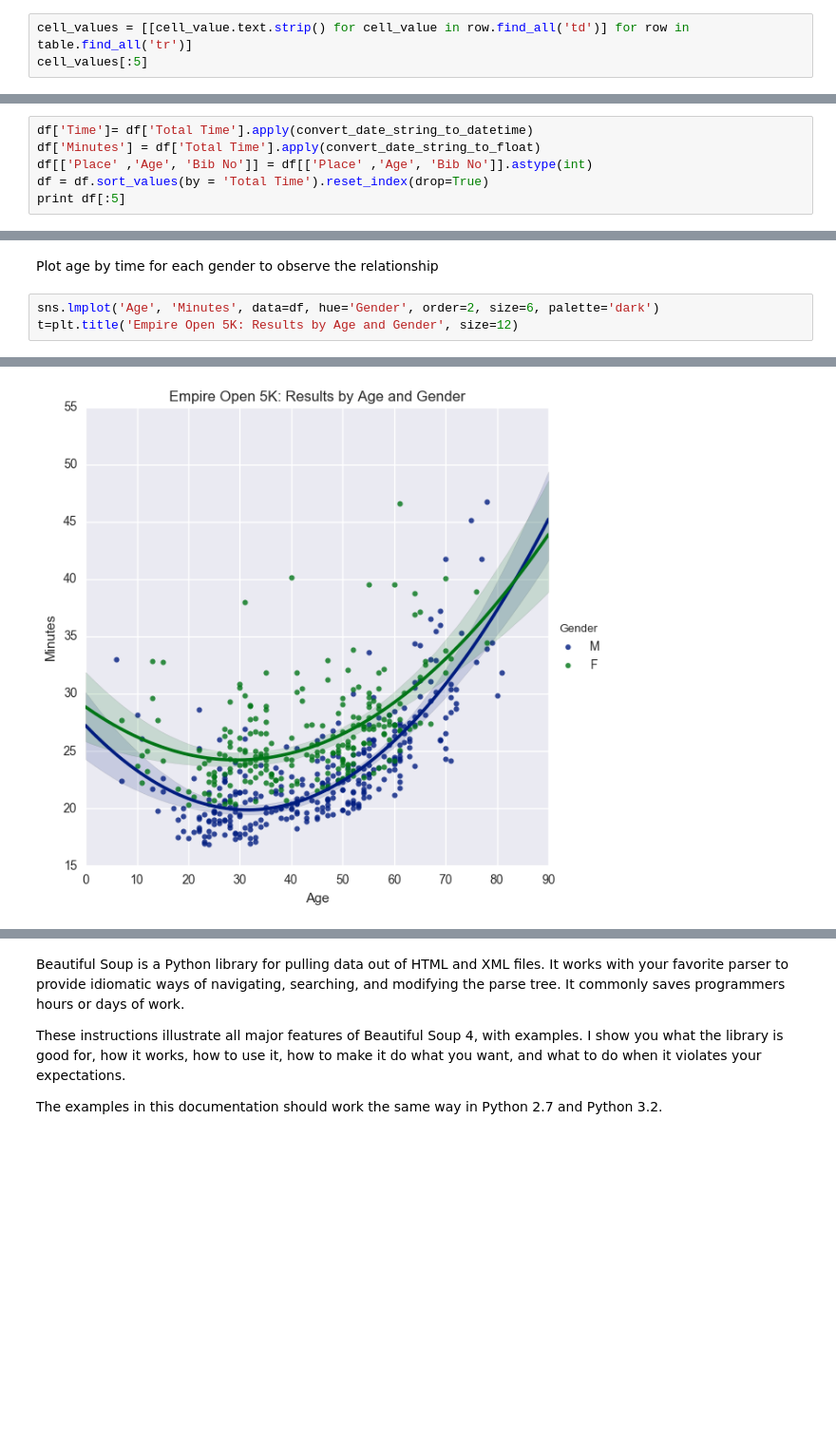
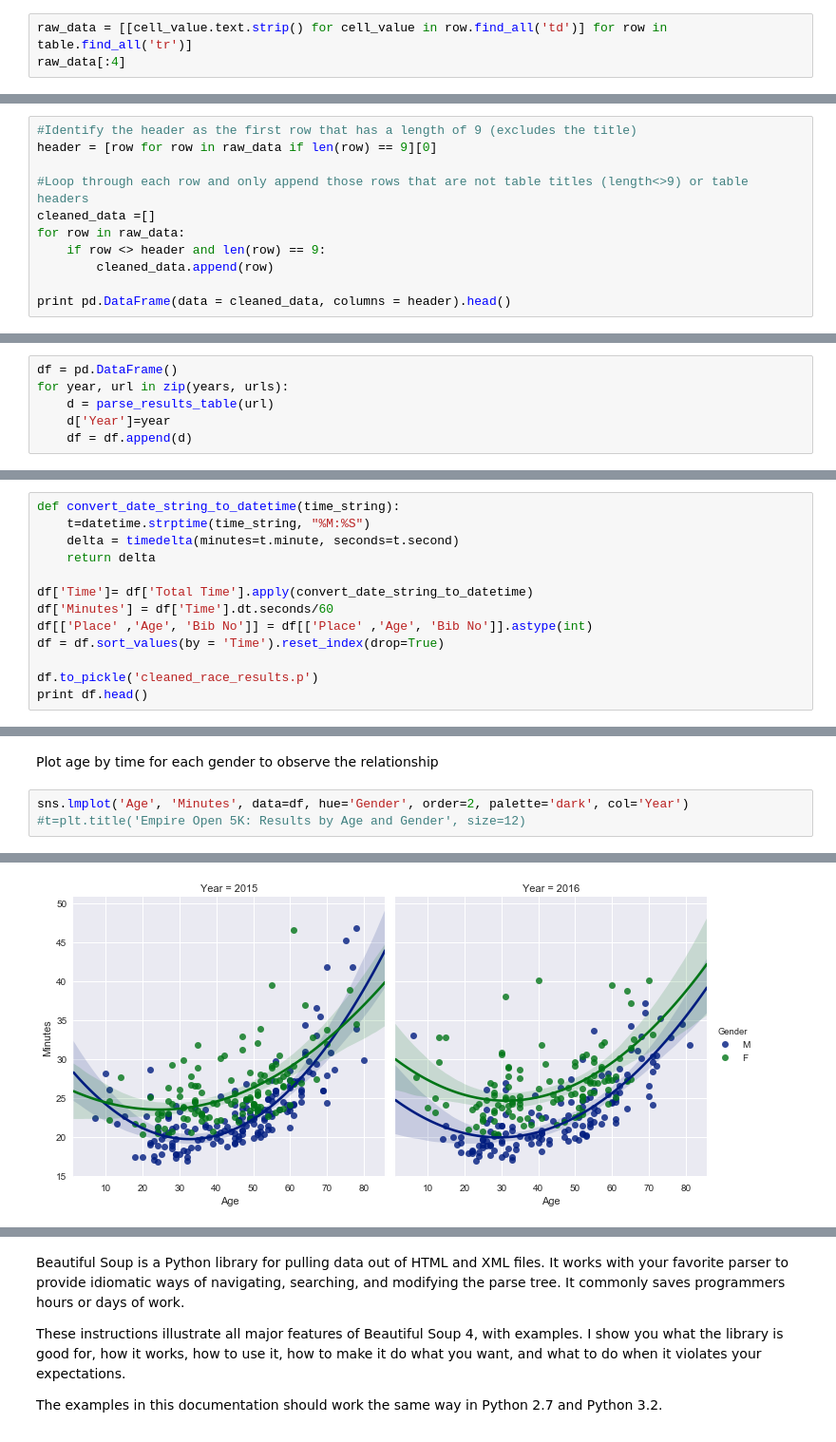
Before and after one commit to agaidus/web_scraping_race_results, a Jupyter notebook: Extract and Visualize Race Results.ipynb, the cells around one changed output, grey strips where cells are left out. Shown: that part at 95% size. Saved outputs shown, nothing was run; the diff lists cells and outputs as text; blank space fills up the shorter version.

```diff
--- a/Extract and Visualize Race Results.ipynb
+++ b/Extract and Visualize Race Results.ipynb
@@ -61,6 +89,6 @@ Using a nested list comprehension along with the BeautifulSoup search tags, I ca
 # %%
-cell_values = [[cell_value.text.strip() for cell_value in row.find_all('td')] for row in table.find_all('tr')]
-cell_values[:5]
+raw_data = [[cell_value.text.strip() for cell_value in row.find_all('td')] for row in table.find_all('tr')]
+raw_data[:4]
 # %% [output]
 [[u"Women's Race"],
  [u'Place',
@@ -83,0 +112,11 @@ cell_values[:5]
+# %%
+#Identify the header as the first row that has a length of 9 (excludes the title)
+header = [row for row in raw_data if len(row) == 9][0]
+
+#Loop through each row and only append those rows that are not table titles (length<>9) or table headers
+cleaned_data =[]
+for row in raw_data:
+    if row <> header and len(row) == 9:
+        cleaned_data.append(row)
+
+print pd.DataFrame(data = cleaned_data, columns = header).head()
@@ -113,0 +154,6 @@ def convert_date_string_to_float(time_string):
+# %%
+df = pd.DataFrame()
+for year, url in zip(years, urls):
+    d = parse_results_table(url)
+    d['Year']=year
+    df = df.append(d)
@@ -114,9 +162,16 @@ def convert_date_string_to_float(time_string):
 # %%
+def convert_date_string_to_datetime(time_string):
+    t=datetime.strptime(time_string, "%M:%S")
+    delta = timedelta(minutes=t.minute, seconds=t.second)
+    return delta
+
 df['Time']= df['Total Time'].apply(convert_date_string_to_datetime)
-df['Minutes'] = df['Total Time'].apply(convert_date_string_to_float)
+df['Minutes'] = df['Time'].dt.seconds/60
 df[['Place' ,'Age', 'Bib No']] = df[['Place' ,'Age', 'Bib No']].astype(int)
-df = df.sort_values(by = 'Total Time').reset_index(drop=True)
-print df[:5]
+df = df.sort_values(by = 'Time').reset_index(drop=True)
+
+df.to_pickle('cleaned_race_results.p')
+print df.head()
 # %% [output]
    Place              Name                    Team  Bib No  Age Gender  \
 0      1      Isaac Chavez     Aggies Running Club     414   24      M
@@ -222,6 +291,6 @@ got_slower.value_counts().plot(kind='pie', ax=ax, autopct='%1.1f%%', startangle=
 # %% [markdown]
 Plot age by time for each gender to observe the relationship
 # %%
-sns.lmplot('Age', 'Minutes', data=df, hue='Gender', order=2, size=6, palette='dark')
-t=plt.title('Empire Open 5K: Results by Age and Gender', size=12)
+sns.lmplot('Age', 'Minutes', data=df, hue='Gender', order=2, palette='dark', col='Year')
+#t=plt.title('Empire Open 5K: Results by Age and Gender', size=12)
 # %% [output]
@@ -228 +298 @@ t=plt.title('Empire Open 5K: Results by Age and Gender', size=12)
-[figure, old version]
+[figure, new version]
```
Also changed, not shown: parts of 46 cells of this notebook, 3 other files.
